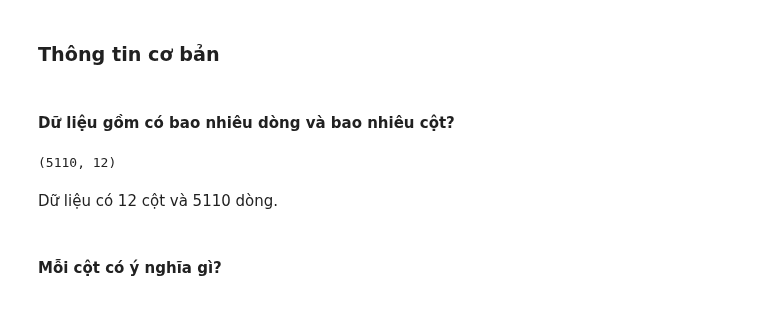
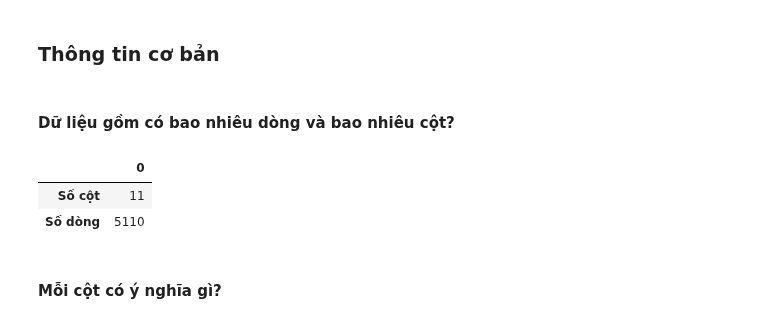
Before and after one commit to luthevy/LTKHDL_Final, a Jupyter notebook: vỹ.ipynb, the cells around one changed output. Cells and saved outputs as stored; diff of their text form; code cells hidden in the pictures.

```diff
--- a/vỹ.ipynb
+++ b/vỹ.ipynb
@@ -92,12 +94,12 @@ hcs_df.head()
 # %%
 num_rows = hcs_df.shape[0]
 num_cols = hcs_df.shape[1]
 
-hcs_df.shape
+pd.DataFrame([num_cols,num_rows], index=['Số cột','Số dòng'])
 # %% [output]
-(5110, 12)
+|  | 0 |
+| Số cột | 11 |
+| Số dòng | 5110 |
-# %% [markdown]
-Dữ liệu có 12 cột và 5110 dòng.
 # %% [markdown]
 #### Mỗi cột có ý nghĩa gì?
 # %%
```
Also changed, not shown: parts of 39 cells of this notebook.
